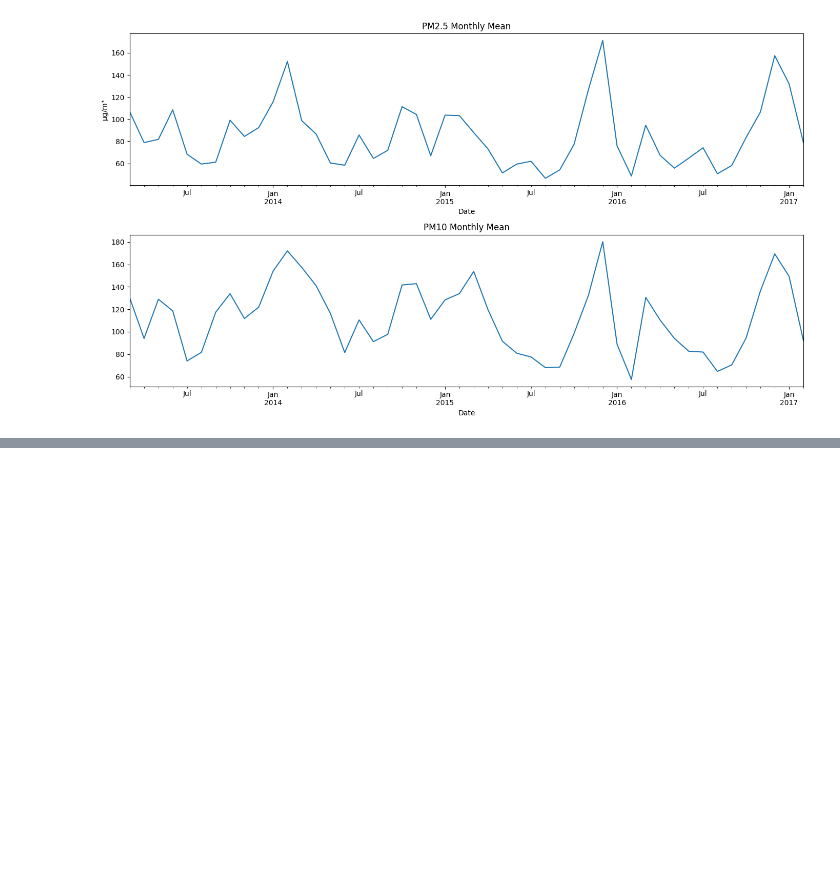
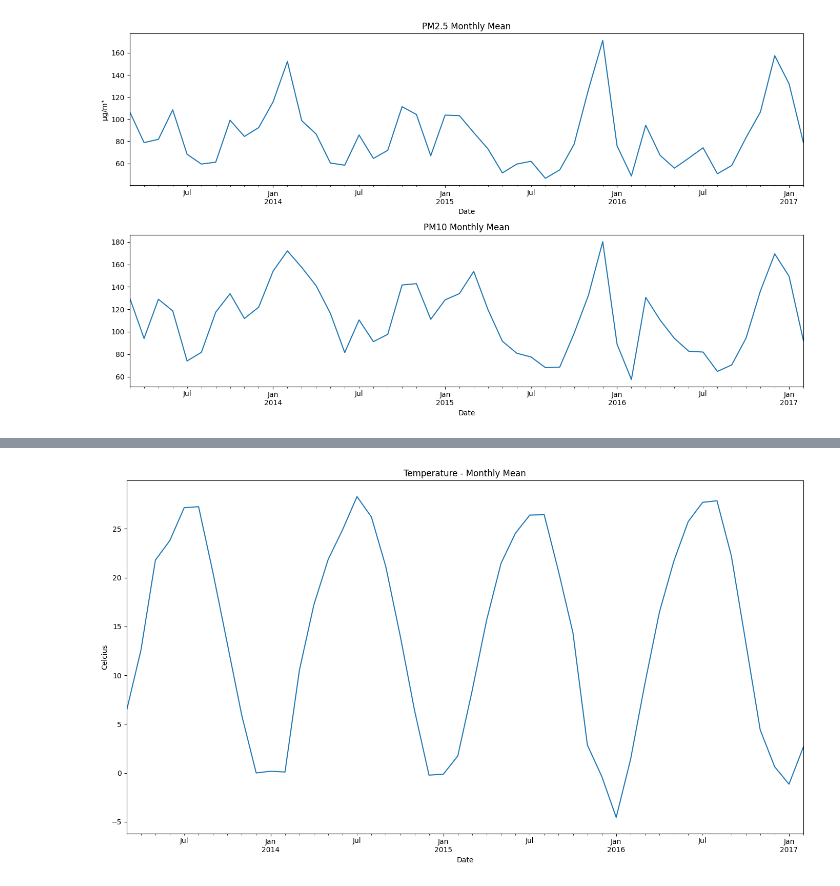
Before and after one commit to jancewicz/PJATK---Artificial-Intelligence-Postgraduate-Studies-, a Jupyter notebook: keras/pawel_jancewicz_pr8_2026/air_polution/air_polution.ipynb, the cells around one changed output, grey strips where cells are left out. Cells and saved outputs as stored; diff of their text form; code cells hidden in the pictures; blank space fills up the shorter version.

```diff
--- a/keras/pawel_jancewicz_pr8_2026/air_polution/air_polution.ipynb
+++ b/keras/pawel_jancewicz_pr8_2026/air_polution/air_polution.ipynb
@@ -79,0 +113,13 @@ plt.show()
+# %%
+# Plot how Temperature is structured across whole period - we can observe very consistent trends.
+# No deviations from the norm - weather trends seems to repeat in predictible manner.
+fig, ax1 = plt.subplots(1,1, figsize=(14,8))
+df["TEMP"].resample("ME").mean().plot(ax=ax1)
+
+ax1.set_title("Temperature - Monthly Mean")
+ax1.set_ylabel("Celcius")
+
+plt.tight_layout()
+plt.show()
+# %% [output]
+[figure, added]
```
Also changed, not shown: parts of 12 cells of this notebook.
